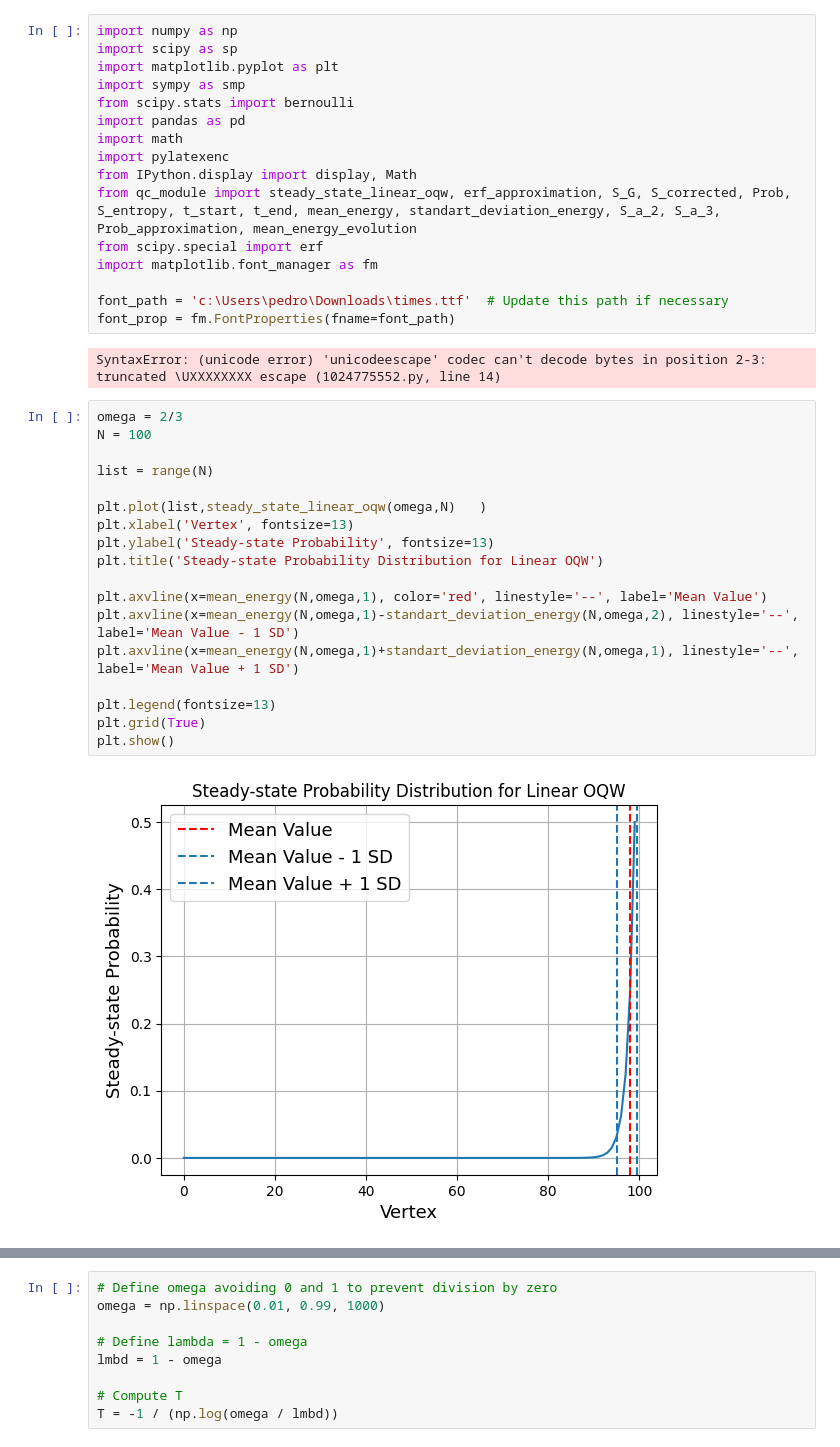
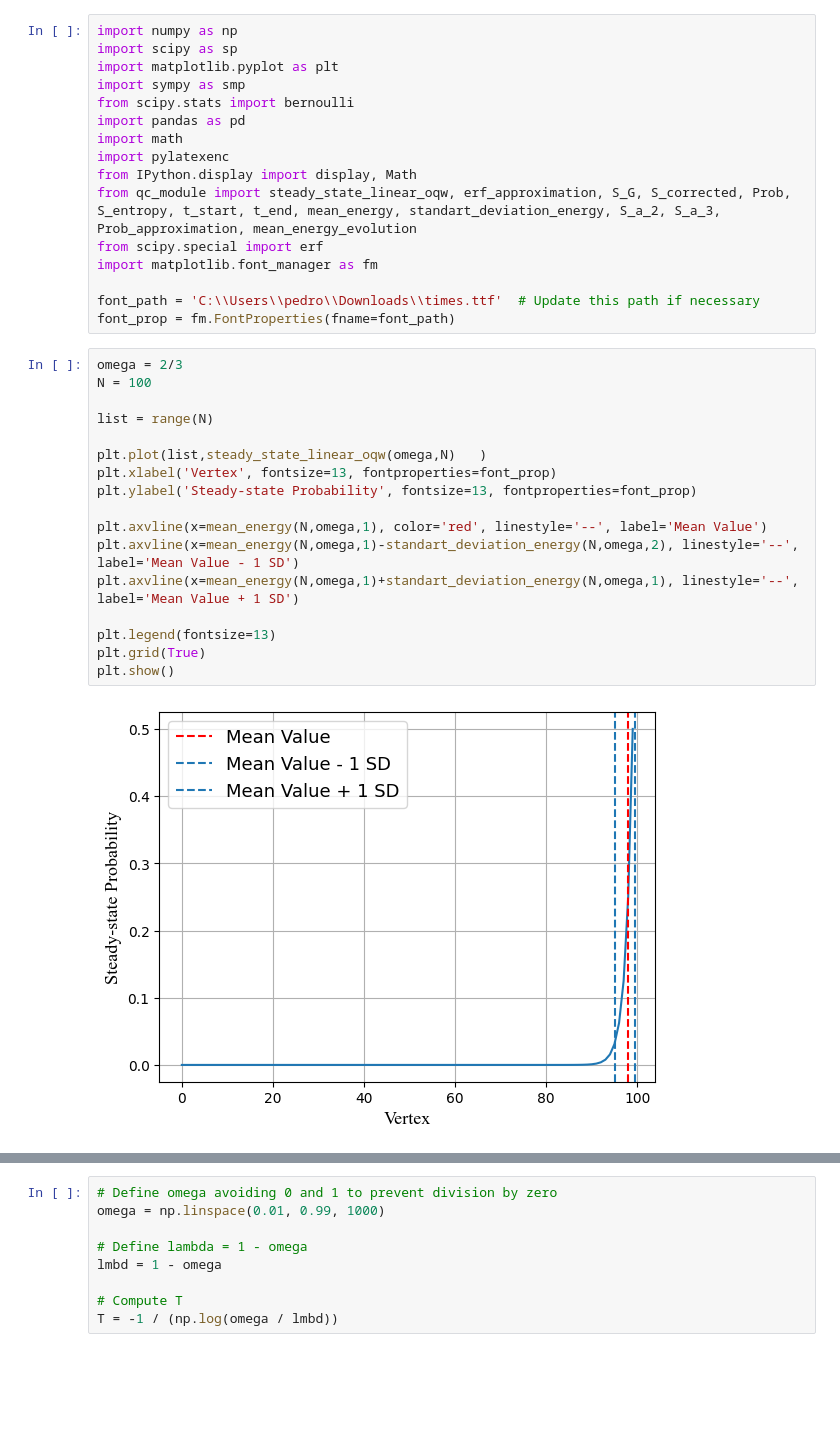
Before and after one commit to pedrolinckm/OQW-Thermodynamics, a Jupyter notebook: thermodynamics_oqw.ipynb, the cells around one changed output, grey strips where cells are left out. Cells and saved outputs as stored; diff of their text form; blank space fills up the shorter version.

```diff
--- a/thermodynamics_oqw.ipynb
+++ b/thermodynamics_oqw.ipynb
@@ -12,30 +12,27 @@ from qc_module import steady_state_linear_oqw, erf_approximation, S_G, S_correct
 from scipy.special import erf
 import matplotlib.font_manager as fm
 
-font_path = 'c:\Users\pedro\Downloads\times.ttf'  # Update this path if necessary
+font_path = 'C:\\Users\\pedro\\Downloads\\times.ttf'  # Update this path if necessary
 font_prop = fm.FontProperties(fname=font_path)
-# %% [output]
-SyntaxError: (unicode error) 'unicodeescape' codec can't decode bytes in position 2-3: truncated \UXXXXXXXX escape (1024775552.py, line 14)
 # %%
 omega = 2/3
 N = 100
 
 list = range(N)
 
 plt.plot(list,steady_state_linear_oqw(omega,N)   )
-plt.xlabel('Vertex', fontsize=13)
-plt.ylabel('Steady-state Probability', fontsize=13)
-plt.title('Steady-state Probability Distribution for Linear OQW')
+plt.xlabel('Vertex', fontsize=13, fontproperties=font_prop)
+plt.ylabel('Steady-state Probability', fontsize=13, fontproperties=font_prop)
 
 plt.axvline(x=mean_energy(N,omega,1), color='red', linestyle='--', label='Mean Value')
 plt.axvline(x=mean_energy(N,omega,1)-standart_deviation_energy(N,omega,2), linestyle='--', label='Mean Value - 1 SD')
 plt.axvline(x=mean_energy(N,omega,1)+standart_deviation_energy(N,omega,1), linestyle='--', label='Mean Value + 1 SD')
 
 plt.legend(fontsize=13)
 plt.grid(True)
 plt.show()
 # %% [output]
-[figure, old version]
+[figure, new version]
 # %%
 omega1 = 1/3
 omega2 = 1/2
```
Also changed, not shown: parts of 20 cells of this notebook.
